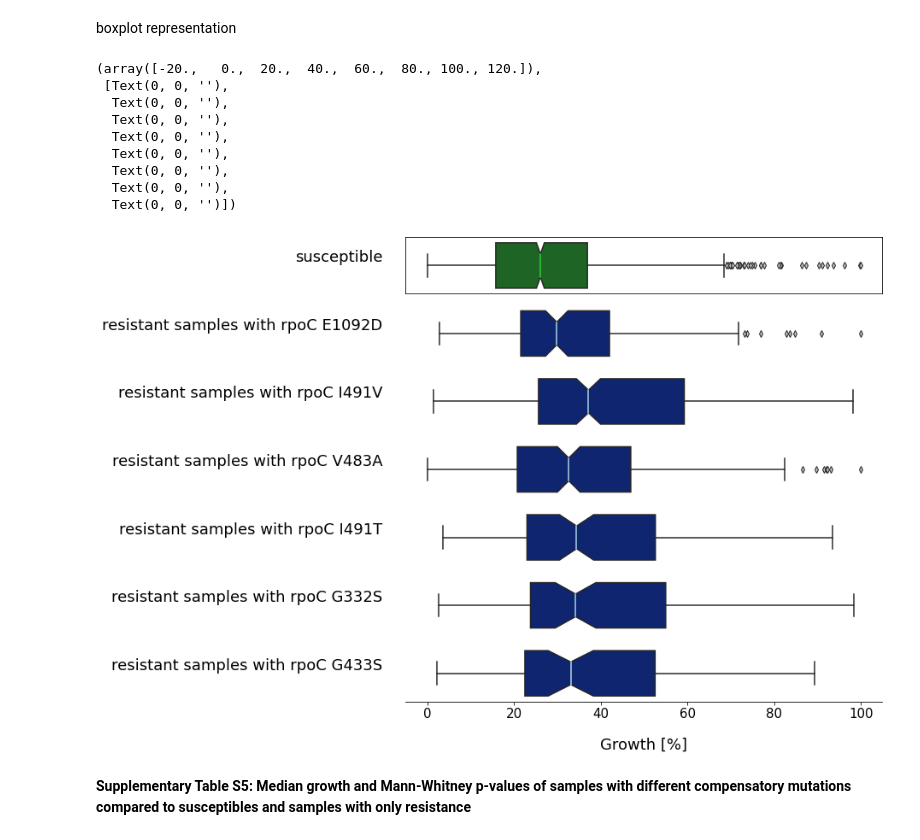
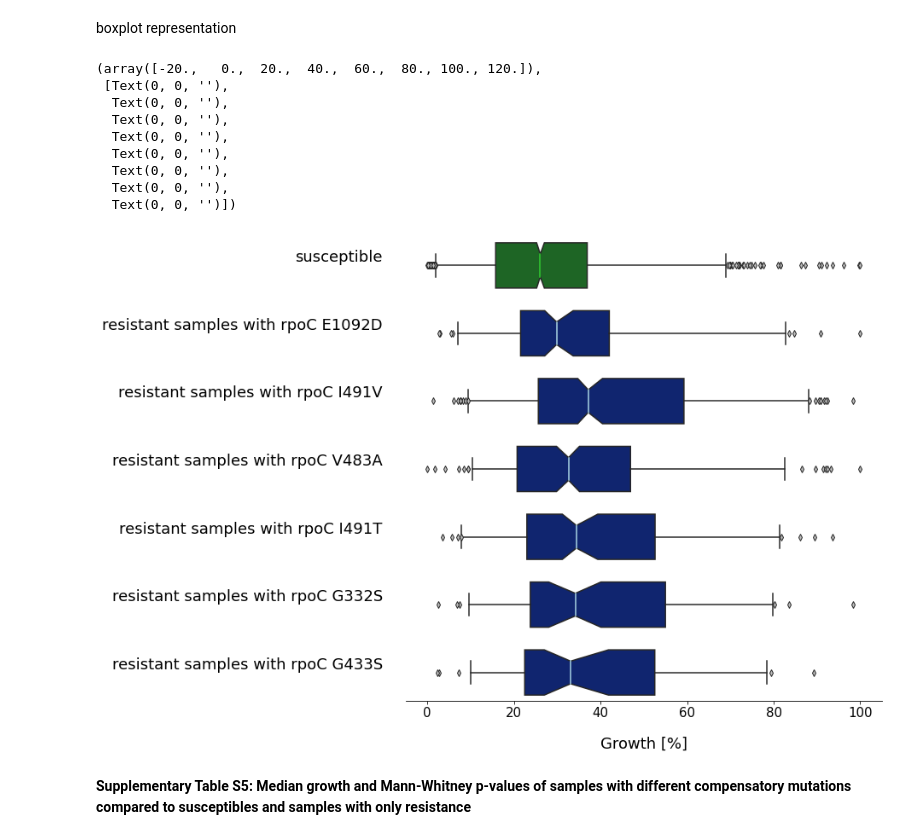
Before and after one commit to fowler-lab/tb-rnap-compensation, a Jupyter notebook: Recreate_figures_paper.ipynb, the cells around one changed output. Cells and saved outputs as stored; diff of their text form; code cells hidden in the pictures.

Commit message:
implemented boxplot custom whiskers/ CIs

```diff
--- a/Recreate_figures_paper.ipynb
+++ b/Recreate_figures_paper.ipynb
@@ -806,8 +810,7 @@ plt.tight_layout()
 Histogram representation
 # %%
 #set color palette
-colors = sns.color_palette("dark")
-my_cmap = ListedColormap(sns.color_palette(colors).as_hex())
+colors = palette("dark")
 
 #make list of samples with resistance mutations and CMs
 concat_samples = []
@@ -877,18 +880,16 @@ for i, combination in enumerate(combinations):
         fig, ax = plt.subplots()
         ax.spines["top"].set_visible(False)
         ax.spines["right"].set_visible(False)
+
         fig.set_size_inches(12, 8)
 
-        sns.histplot(data = resistant, bins = 30, alpha = 0.5, label="resistant samples", stat = "percent",
-             color = colors[1], edgecolor='k', linewidth = 0.2)
+        sns.histplot(data = resistant, label="resistant samples", color = colors[1], **hist_args)
         plt.axvline(resistant.median(), color = colors[1], linewidth = 1)
 
-        sns.histplot(data = susceptible, bins = 30, alpha = 0.5, label="pan-susceptible samples", stat = "percent",
-             color = colors[2], edgecolor='k', linewidth = 0.2)
+        sns.histplot(data = susceptible, label="pan-susceptible samples", color = colors[2], **hist_args)
         plt.axvline(susceptible.median(), color = colors[2], linewidth = 1)
 
-        sns.histplot(data = resistant_CM, bins = 30, alpha = 0.5, label="resistant samples with " + combination[11:15] + ' ' + combination[16:], stat = "percent",
-             color = colors[0], edgecolor='k', linewidth = 0.2)
+        sns.histplot(data = resistant_CM, label="resistant samples with " + combination[11:15] + ' ' + combination[16:], color = colors[0], **hist_args)
         plt.axvline(resistant_CM.median(), color = colors[0], linewidth = 1)
 
         plt.xlabel("Growth [%]", size = 18, labelpad = 20)
@@ -1072,8 +1062,7 @@ resistant and no CMs (res) &              18.37 &     NaN &      NaN &
 **Figure 3 inlays: Distribution of TB lineages within plotted samples with CMs**
 # %%
 #set color palette
-colors = sns.color_palette("muted")
-my_cmap = ListedColormap(sns.color_palette(colors).as_hex())
+colors = palette("muted")
 
 for i, combination in enumerate(combinations):
     res_CM_samples = hit_samples.loc[combination]
@@ -1261,8 +1249,7 @@ print(table.to_latex(index = False))
 histogram representation
 # %%
 #set color palette
-colors = sns.color_palette("dark")
-my_cmap = ListedColormap(sns.color_palette(colors).as_hex())
+colors = palette("dark")
 
 #load growth data for susceptibles in lineage 2
 condition1 = GENOMES.WGS_PREDICTION_STRING.str[0:4].isin(['SSSS'])
@@ -1345,8 +1332,7 @@ for i, combination in enumerate(combinations):
 boxplot representation
 # %%
 #set color palette
-colors = sns.color_palette("dark")
-my_cmap = ListedColormap(sns.color_palette(colors).as_hex())
+colors = palette("dark")
 
 #load growth data for susceptibles in lineage 2
 condition1 = GENOMES.WGS_PREDICTION_STRING.str[0:4].isin(['SSSS'])
@@ -1355,10 +1341,6 @@ condition2 = GENOMES.MYKROBE_LINEAGE_NAME_1 == 'Lineage 2'
 lineage2 = GENOMES[(condition1) & (condition2)].index.to_series()
 susceptible = PLATES[(PLATES.UNIQUEID.isin(lineage2.values.tolist()))].IM_POS_AVERAGE
 susceptible.dropna(inplace = True)
-
-stats = []
-stats.append(['susceptible (sus)', round(susceptible.median(), 2), bootstrap((susceptible,), numpy.median, confidence_level = 0.95).confidence_interval.low,
-                bootstrap((susceptible,), numpy.median, confidence_level = 0.95).confidence_interval.high, '', '', numpy.mean(susceptible), len(susceptible)])
 
 #save p-values and medians
 p_values_medians = []
@@ -1370,13 +1352,14 @@ ax.spines["top"].set_visible(False)
 ax.spines["right"].set_visible(False)
 fig.set_size_inches(10, 10)
 
-sns.boxplot(susceptible, ax = ax_box1, notch = True, fliersize = 5, flierprops = flierprops,
-            color = colors[2], medianprops={"color": "LimeGreen"})
+sus_boot = my_bootstrap(susceptible)
+stats = []
+stats.append(['susceptible (sus)', sus_boot[0], sus_boot[1][0], sus_boot[1][1], '', '',
+              numpy.mean(susceptible), len(susceptible)])
+
+sns.boxplot(susceptible, ax = ax_box1, color = colors[2], medianprops={"color": "LimeGreen"},
+            usermedians = [sus_boot[0]], conf_intervals = [sus_boot[1]], **box_args)
 ax_box1.set_ylabel ('susceptible', fontsize = 18, labelpad = 20, rotation=0, horizontalalignment='right')
-
-ax_box1.tick_params(left=False, bottom=False)
-ax_box1.set(yticklabels=[])
-ax_box1.set(xlabel='')
 
 axes = [ax_box2, ax_box3, ax_box4, ax_box5, ax_box6, ax_box7]
 j=0
@@ -1414,49 +1397,46 @@ for i, combination in enumerate(combinations):
         ax = axes[j]
         j = j+1
 
-        sns.boxplot(resistant_CM, ax = ax, notch = True, fliersize = 5, flierprops = flierprops,
-            color = colors[0], medianprops={"color": "LightBlue"})
-
-        sns.despine(ax = ax, top = True, right=True, left = True, bottom = True, offset = False, trim = False)
-        ax.tick_params(left=False, bottom=False)
-        ax.set(yticklabels=[])
-        ax.set(xlabel='')
+        resCM_boot = my_bootstrap(resistant_CM)
+        sns.boxplot(resistant_CM, ax = ax, color = colors[0], medianprops={"color": "LightBlue"},
+                    usermedians = [resCM_boot[0]], conf_intervals = [resCM_boot[1]], **box_args)
 
         ax.set_ylabel ("resistant samples with " + combination[11:15] + ' ' + combination[16:], fontsize = 18, labelpad = 20, rotation=0, horizontalalignment='right')
 
         #save p-value and median
         p_values_medians.append([resistant_CM, round(numpy.mean(resistant_CM), 2), p, len(resistant_CM)])
 
-        stats.append([combination[11:15] + ' ' + combination[16:], round(resistant_CM.median(), 2),
-              bootstrap((resistant_CM,), numpy.median, confidence_level = 0.95).confidence_interval.low,
-              bootstrap((resistant_CM,), numpy.median, confidence_level = 0.95).confidence_interval.high,
+        stats.append([combination[11:15] + ' ' + combination[16:], resCM_boot[0], resCM_boot[1][0], resCM_boot[1][1],
               str(p2), str(p1), round(numpy.mean(resistant_CM), 2), len(resistant_CM)])
 
 #add area indicating CI of susceptible median?
-#plt.axvline(bootstrap((susceptible,), numpy.median, confidence_level = 0.95).confidence_interval.low, color = colors[2], linewidth = 2)
-#plt.axvline(bootstrap((susceptible,), numpy.median, confidence_level = 0.95).confidence_interval.high, color = colors[2], linewidth = 2)
 
 #Despine plots
+axes = [ax_box1, ax_box2, ax_box3, ax_box4, ax_box5, ax_box6, ax_box7]
+
 for ax in axes:
     sns.despine(ax = ax, top = True, right=True, left = True, bottom = True, offset = False, trim = False)
+    ax.tick_params(left=False, bottom=False)
+    ax.set(yticklabels=[])
+    ax.set(xlabel='')
 
 #Respine bottom plot
 sns.despine(ax = ax_box7, top = True, right=True, left = True, bottom = False, offset = False, trim = False)
 ax_box7.tick_params(left = False, bottom = True)
 
 plt.xlabel("Growth [%]", size = 18, labelpad = 20)
 plt.xticks(fontsize = 15)
 # %% [output]
 (array([-20.,   0.,  20.,  40.,  60.,  80., 100., 120.]),
  [Text(0, 0, ''),
   Text(0, 0, ''),
   Text(0, 0, ''),
   Text(0, 0, ''),
   Text(0, 0, ''),
   Text(0, 0, ''),
   Text(0, 0, ''),
   Text(0, 0, '')])
-[figure, old version]
+[figure, new version]
 # %% [markdown]
 **Supplementary Table S5: Median growth and Mann-Whitney p-values of samples with different compensatory mutations compared to susceptibles and samples with only resistance**
 # %%
```
Also changed, not shown: parts of 19 cells of this notebook.
